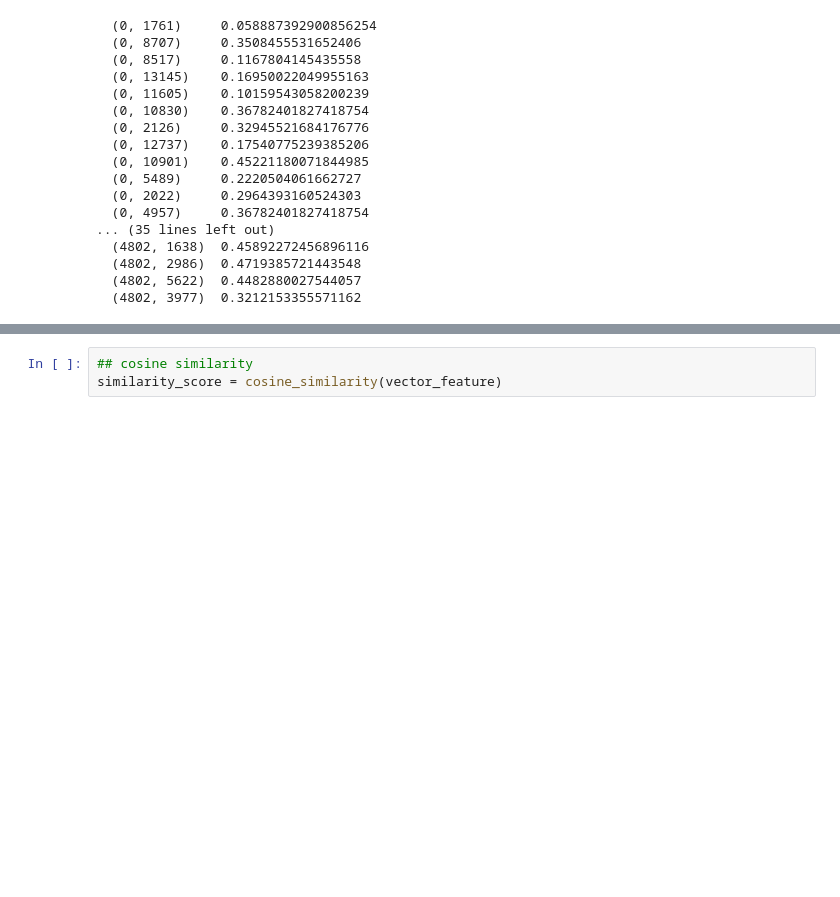
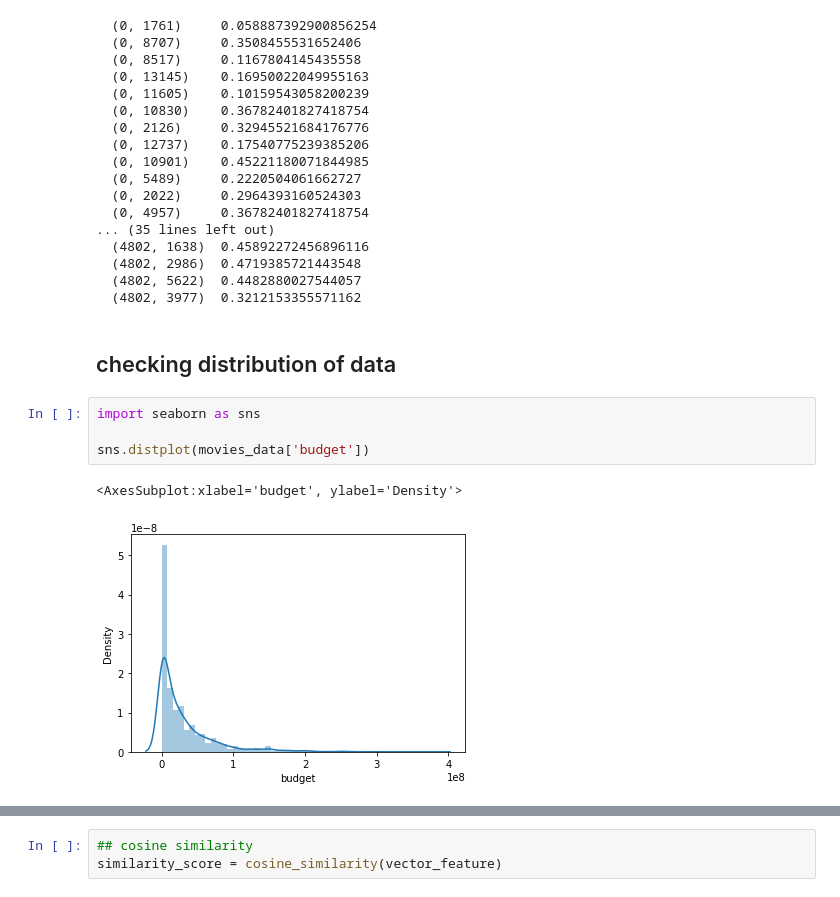
Before and after one commit to ansh27ika/movies-recomendation, a Jupyter notebook: movies recomendation (1).ipynb, the cells around one changed output, grey strips where cells are left out. Drawn from its saved outputs; the diff is of its cells as text; blank space fills up the shorter version.

```diff
--- a/movies recomendation (1).ipynb
+++ b/movies recomendation (1).ipynb
@@ -116,3 +116,12 @@ print(vector_feature)
   (4802, 2986)  0.4719385721443548
   (4802, 5622)  0.4482880027544057
   (4802, 3977)  0.3212153355571162
+# %% [markdown]
+## checking distribution of data
+# %%
+import seaborn as sns
+
+sns.distplot(movies_data['budget'])
+# %% [output]
+<AxesSubplot:xlabel='budget', ylabel='Density'>
+[figure, added]
```
Also changed, not shown: parts of 5 cells of this notebook.
